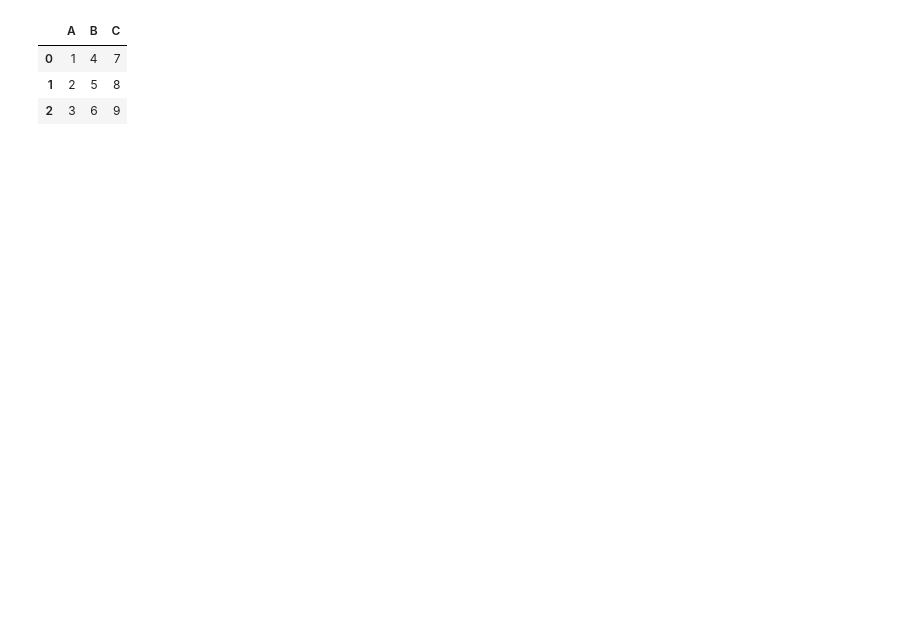
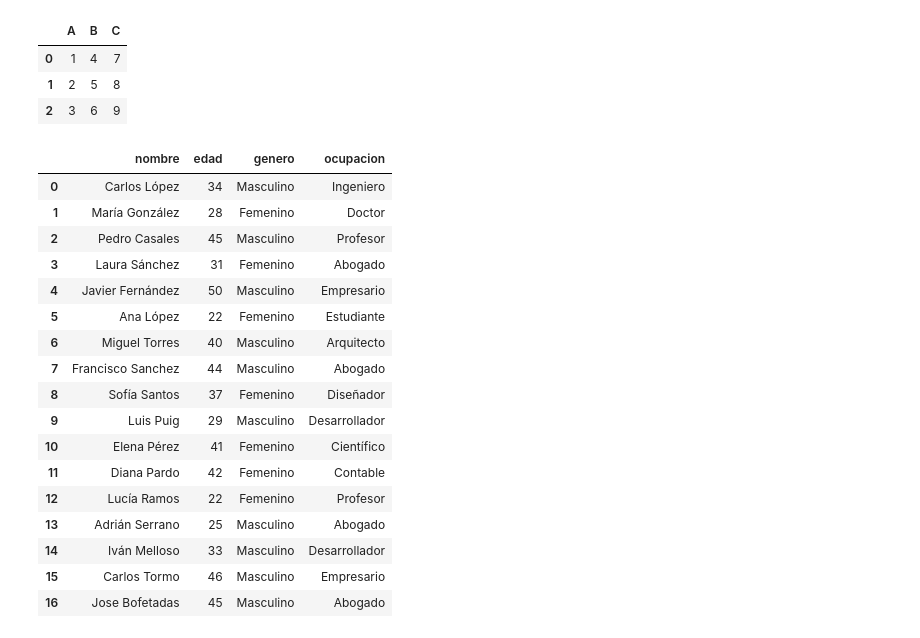
Before and after one commit to gogava-gio-analista/pandas, a Jupyter notebook: 01pandas.ipynb, the cells around one changed output. Saved outputs shown, nothing was run; the diff lists cells and outputs as text; code cells hidden in the pictures; blank space fills up the shorter version.

```diff
--- a/01pandas.ipynb
+++ b/01pandas.ipynb
@@ -19,3 +17,25 @@ df
 | 0 | 1 | 4 | 7 |
 | 1 | 2 | 5 | 8 |
 | 2 | 3 | 6 | 9 |
+# %%
+df_datos = pd.read_csv('data/datos.csv', delimiter=';')
+df_datos
+# %% [output]
+|  | nombre | edad | genero | ocupacion |
+| 0 | Carlos López | 34 | Masculino | Ingeniero |
+| 1 | María González | 28 | Femenino | Doctor |
+| 2 | Pedro Casales | 45 | Masculino | Profesor |
+| 3 | Laura Sánchez | 31 | Femenino | Abogado |
+| 4 | Javier Fernández | 50 | Masculino | Empresario |
+| 5 | Ana López | 22 | Femenino | Estudiante |
+| 6 | Miguel Torres | 40 | Masculino | Arquitecto |
+| 7 | Francisco Sanchez | 44 | Masculino | Abogado |
+| 8 | Sofía Santos | 37 | Femenino | Diseñador |
+| 9 | Luis Puig | 29 | Masculino | Desarrollador |
+| 10 | Elena Pérez | 41 | Femenino | Científico |
+| 11 | Diana Pardo | 42 | Femenino | Contable |
+| 12 | Lucía Ramos | 22 | Femenino | Profesor |
+| 13 | Adrián Serrano | 25 | Masculino | Abogado |
+| 14 | Iván Melloso | 33 | Masculino | Desarrollador |
+| 15 | Carlos Tormo | 46 | Masculino | Empresario |
+| 16 | Jose Bofetadas | 45 | Masculino | Abogado |
```
Also changed, not shown: parts of 4 cells of this notebook, 11 other files.
